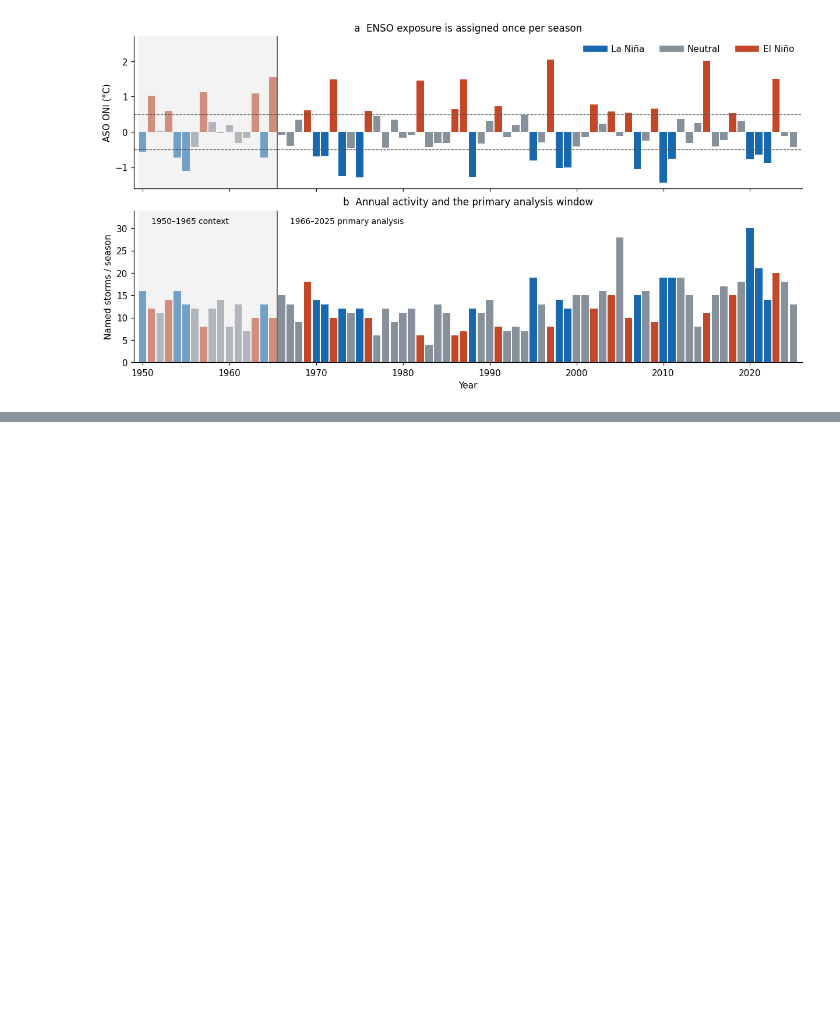
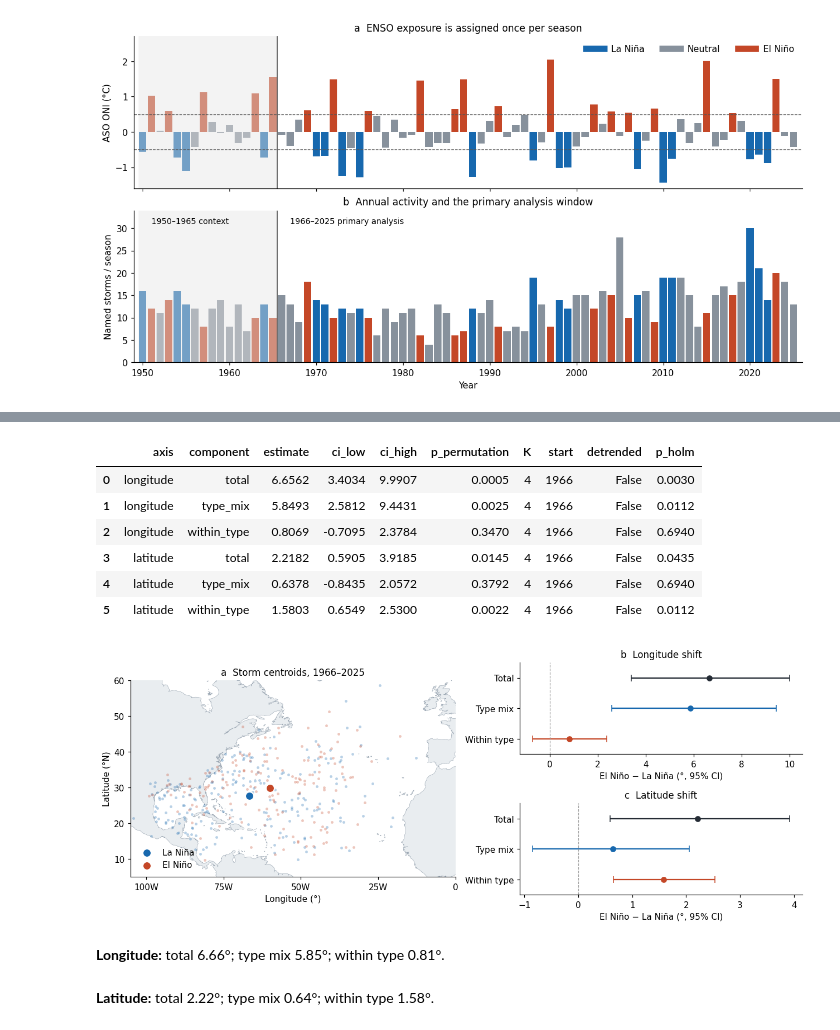
Before and after one commit to BokaiHe/ENSO-Storm-Atlas, a Jupyter notebook: notebooks/enso_storm_atlas_research.ipynb, the cells around one changed output, grey strips where cells are left out. Drawn from its saved outputs; the diff is of its cells as text; code cells hidden in the pictures; blank space fills up the shorter version.

```diff
--- a/notebooks/enso_storm_atlas_research.ipynb
+++ b/notebooks/enso_storm_atlas_research.ipynb
@@ -185,9 +103,0 @@ $$\begin{aligned}
-# %%
-decomposition = aa.decompose(storms, storms.k)
-aa.write_table(decomposition, 'centroid_decomposition')
-display(decomposition.round(4))
-aa.fig_decomposition(storms, decomposition)
-for axis, name in [('longitude', '东西向'), ('latitude', '南北向')]:
-    t = decomposition.query('axis == @axis').set_index('component')
-    display(Markdown(f"**{name}**：总差异 {t.loc['total','estimate']:.2f}°；"
-                     f"构成项 {t.loc['type_mix','estimate']:.2f}°，类内项 {t.loc['within_type','estimate']:.2f}°。"))
@@ -417,0 +208,21 @@ Consistency checks passed; all figures and tables were generated in this executi
+# %%
+decomposition = aa.decompose(storms, storms.k)
+aa.write_table(decomposition, 'centroid_decomposition')
+display(decomposition.round(4))
+aa.fig_decomposition(storms, decomposition)
+for axis in ['longitude', 'latitude']:
+    t = decomposition.query('axis == @axis').set_index('component')
+    display(Markdown(f"**{axis.capitalize()}:** total {t.loc['total','estimate']:.2f}°; "
+                     f"type mix {t.loc['type_mix','estimate']:.2f}°; "
+                     f"within type {t.loc['within_type','estimate']:.2f}°."))
+# %% [output]
+|  | axis | component | estimate | ci_low | ci_high | p_permutation | K | start | detrended | p_holm |
+| 0 | longitude | total | 6.6562 | 3.4034 | 9.9907 | 0.0005 | 4 | 1966 | False | 0.0030 |
+| 1 | longitude | type_mix | 5.8493 | 2.5812 | 9.4431 | 0.0025 | 4 | 1966 | False | 0.0112 |
+| 2 | longitude | within_type | 0.8069 | -0.7095 | 2.3784 | 0.3470 | 4 | 1966 | False | 0.6940 |
+| 3 | latitude | total | 2.2182 | 0.5905 | 3.9185 | 0.0145 | 4 | 1966 | False | 0.0435 |
+| 4 | latitude | type_mix | 0.6378 | -0.8435 | 2.0572 | 0.3792 | 4 | 1966 | False | 0.6940 |
+| 5 | latitude | within_type | 1.5803 | 0.6549 | 2.5300 | 0.0022 | 4 | 1966 | False | 0.0112 |
+[figure, added]
+**Longitude:** total 6.66°; type mix 5.85°; within type 0.81°.
+**Latitude:** total 2.22°; type mix 0.64°; within type 1.58°.
```
Also changed, not shown: parts of 52 cells of this notebook, 38 other files.
